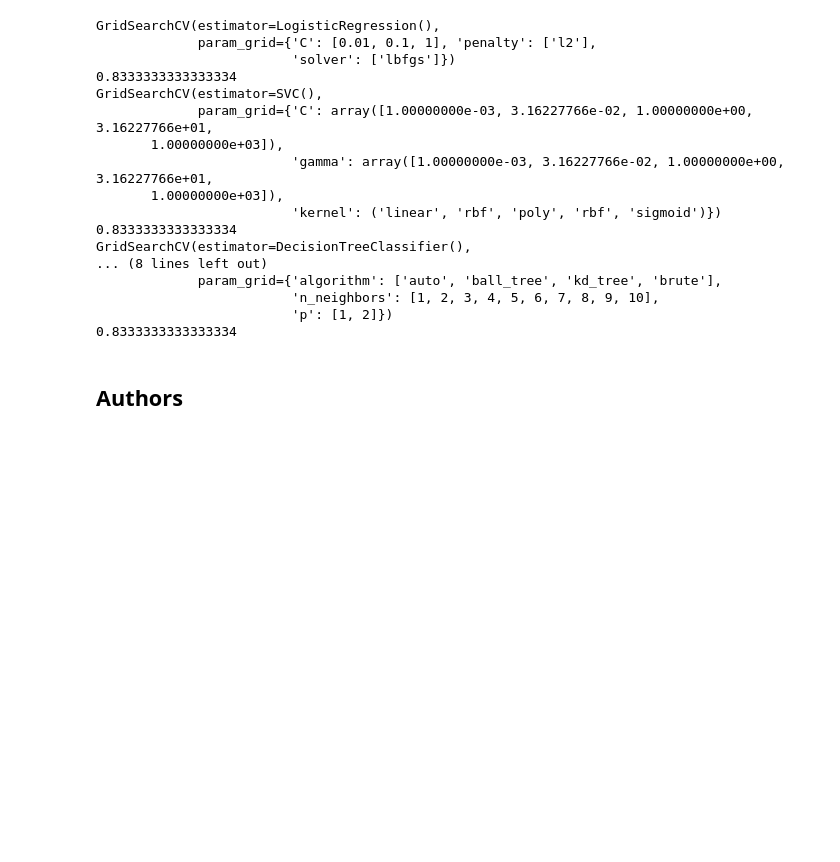
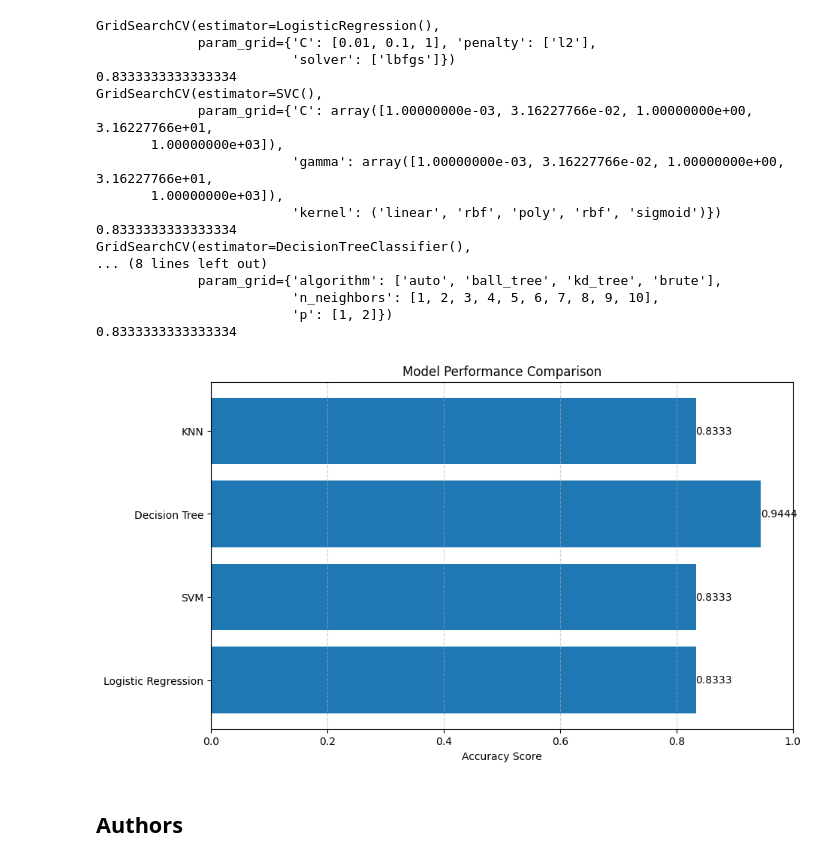
Before and after one commit to Ethan4thewin/SpaceX-rocket-launches-outcomes, a Jupyter notebook: SpaceX_Machine_Learning_Prediction_Part_5.jupyterlite.ipynb, the cells around one changed output. Saved outputs shown, nothing was run; the diff lists cells and outputs as text; code cells hidden in the pictures; blank space fills up the shorter version.

Commit message:
add comparison bar chart

```diff
--- a/SpaceX_Machine_Learning_Prediction_Part_5.jupyterlite.ipynb
+++ b/SpaceX_Machine_Learning_Prediction_Part_5.jupyterlite.ipynb
@@ -369,6 +369,25 @@ GridSearchCV(estimator=DecisionTreeClassifier(),
                          'n_neighbors': [1, 2, 3, 4, 5, 6, 7, 8, 9, 10],
                          'p': [1, 2]})
 0.8333333333333334
+# %%
+models_names = ['Logistic Regression', 'SVM', 'Decision Tree', 'KNN']
+accuracy_scores = [0.8333, 0.8333, 0.9444, 0.8333]
+
+# Plotting the bar chart
+plt.figure(figsize=(10, 6))
+plt.barh(models_names, accuracy_scores)
+plt.xlabel('Accuracy Score')
+plt.title('Model Performance Comparison')
+plt.xlim(0, 1)  # Set x-axis limit to represent accuracy between 0 and 1
+plt.grid(axis='x', linestyle='--', alpha=0.6)
+
+# Display the accuracy scores on the bars
+for index, value in enumerate(accuracy_scores):
+    plt.text(value, index, f'{value:.4f}', va='center', fontsize=10)
+
+plt.show()
+# %% [output]
+[figure, added]
 # %% [markdown]
 ## Authors
 # %% [markdown]
```
Also changed, not shown: parts of 4 cells of this notebook.
